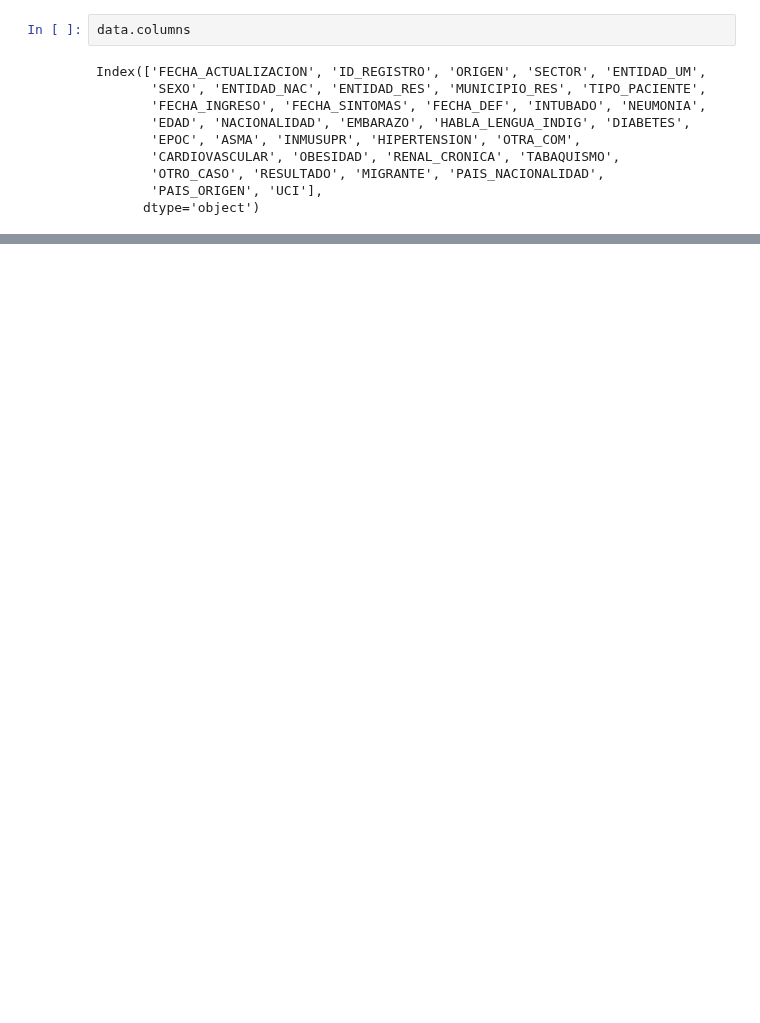
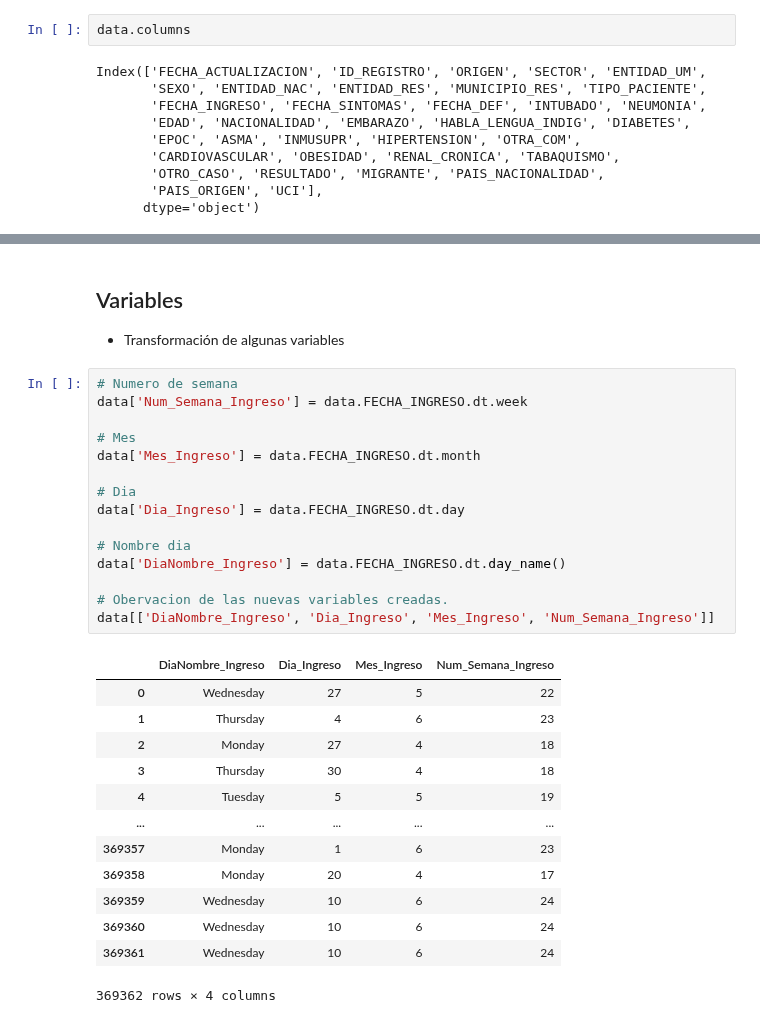
Before and after one commit to artthuro6/Covid-19, a Jupyter notebook: notebooks/Analisis/Análisi 1 Datos Covid.ipynb, the cells around one changed output, grey strips where cells are left out. Saved outputs shown, nothing was run; the diff lists cells and outputs as text; blank space fills up the shorter version.

```diff
--- a/notebooks/Analisis/Análisi 1 Datos Covid.ipynb
+++ b/notebooks/Analisis/Análisi 1 Datos Covid.ipynb
@@ -631,0 +84,33 @@ plt.scatter(data_tab_def["FECHA_DEFUNCION"], data_tab_def["EDAD"])
+# %% [markdown]
+## Variables
+
+- Transformación de algunas variables
+# %%
+# Numero de semana
+data['Num_Semana_Ingreso'] = data.FECHA_INGRESO.dt.week
+
+# Mes
+data['Mes_Ingreso'] = data.FECHA_INGRESO.dt.month
+
+# Dia
+data['Dia_Ingreso'] = data.FECHA_INGRESO.dt.day
+
+# Nombre dia
+data['DiaNombre_Ingreso'] = data.FECHA_INGRESO.dt.day_name()
+
+# Obervacion de las nuevas variables creadas.
+data[['DiaNombre_Ingreso', 'Dia_Ingreso', 'Mes_Ingreso', 'Num_Semana_Ingreso']]
+# %% [output]
+|  | DiaNombre_Ingreso | Dia_Ingreso | Mes_Ingreso | Num_Semana_Ingreso |
+| 0 | Wednesday | 27 | 5 | 22 |
+| 1 | Thursday | 4 | 6 | 23 |
+| 2 | Monday | 27 | 4 | 18 |
+| 3 | Thursday | 30 | 4 | 18 |
+| 4 | Tuesday | 5 | 5 | 19 |
+| ... | ... | ... | ... | ... |
+| 369357 | Monday | 1 | 6 | 23 |
+| 369358 | Monday | 20 | 4 | 17 |
+| 369359 | Wednesday | 10 | 6 | 24 |
+| 369360 | Wednesday | 10 | 6 | 24 |
+| 369361 | Wednesday | 10 | 6 | 24 |
+369362 rows × 4 columns
```
Also changed, not shown: parts of 74 cells of this notebook.
